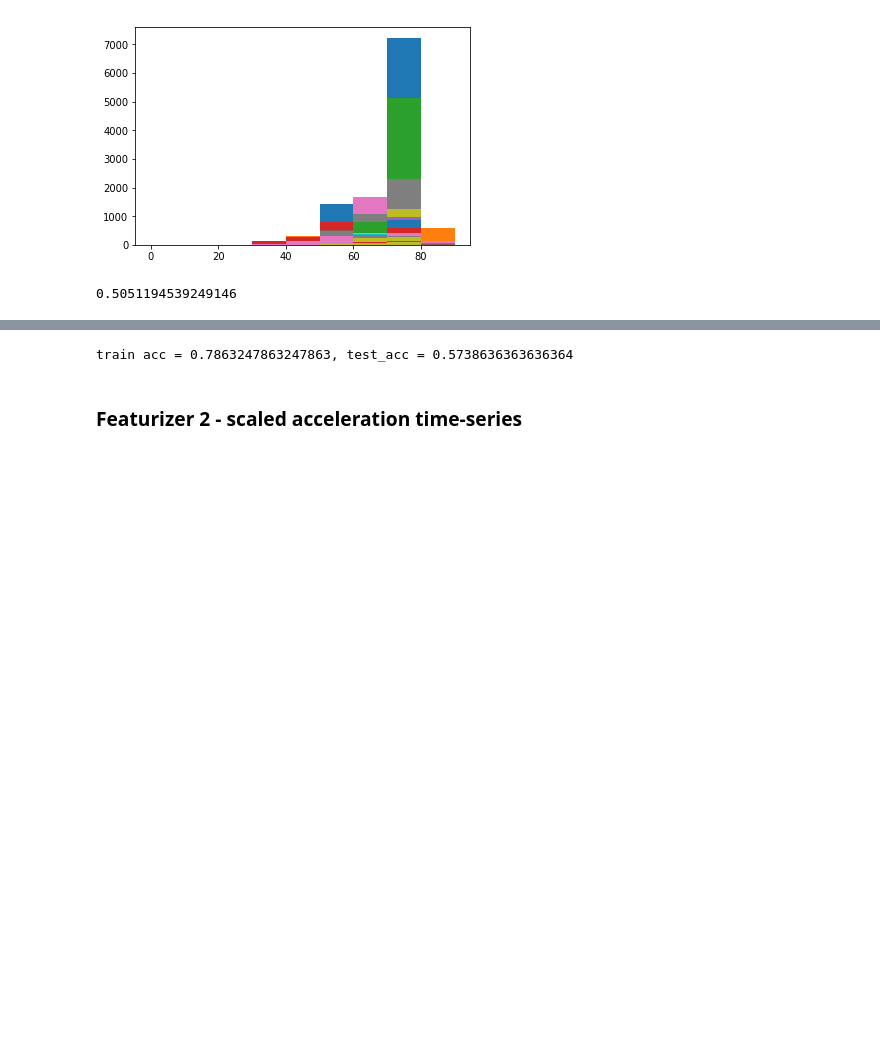
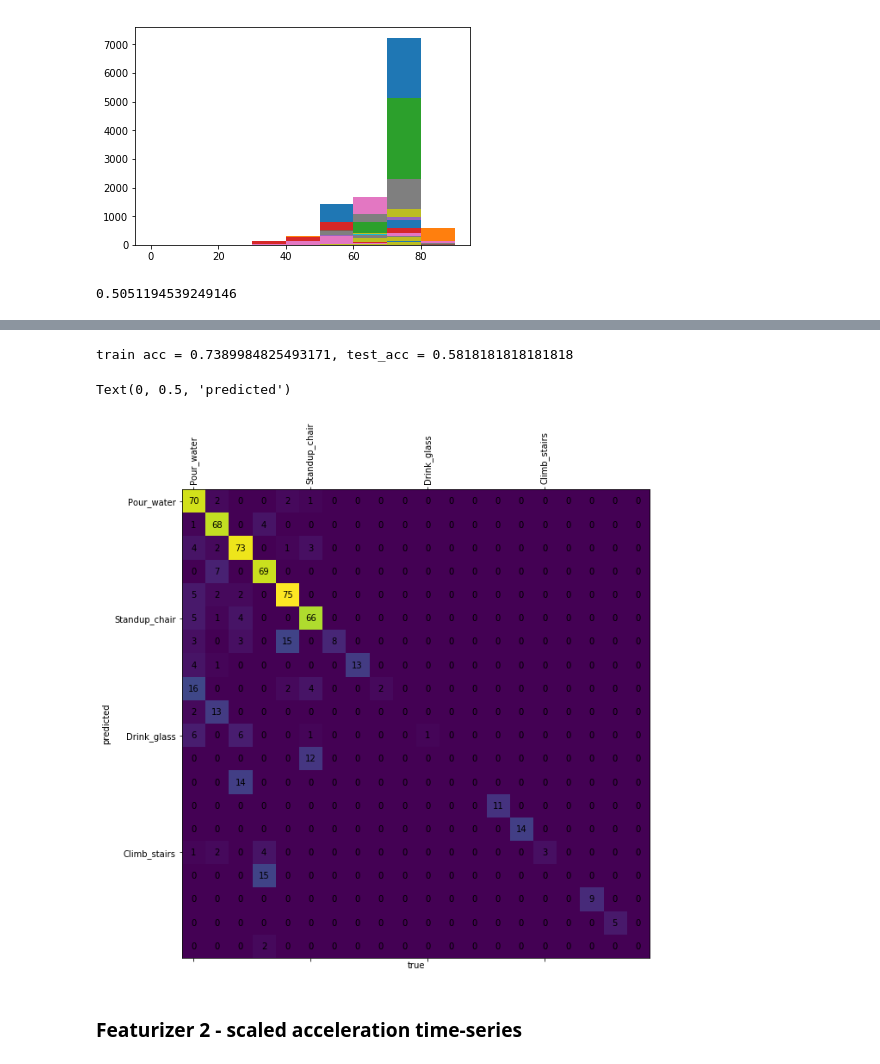
Before and after one commit to TreeinRandomForest/SummitDemo, a Jupyter notebook: Exploratory Analysis of UCI Accelerometer Data.ipynb, the cells around one changed output, grey strips where cells are left out. Cells and saved outputs as stored; diff of their text form; code cells hidden in the pictures; blank space fills up the shorter version.

Commit message:
Add confusion matrix

```diff
--- a/Exploratory Analysis of UCI Accelerometer Data.ipynb
+++ b/Exploratory Analysis of UCI Accelerometer Data.ipynb
@@ -235,0 +235,7 @@ train_df, test_df = train_test_split(df, train_size=0.40)
+# %%
+train_df, test_df = train_test_split(df, train_size=0.75)
+print(f'train size = {train_df.shape}')
+print(f'test size = {test_df.shape}')
+
+print(train_df['label'].value_counts())
+print(test_df['label'].value_counts())
@@ -248,7 +272,28 @@ test_acc = np.sum(test_pred==test_labels) / len(test_pred)
 
 print(f'train acc = {train_acc}, test_acc = {test_acc}')
 # %% [output]
-train acc = 0.7863247863247863, test_acc = 0.5738636363636364
+train acc = 0.7389984825493171, test_acc = 0.5818181818181818
+# %%
+fig = plt.figure(figsize=(10,10))
+ax = plt.subplot()
+
+labels = list(train_df['label'].value_counts().index)
+
+confusion = confusion_matrix(train_labels, train_pred, labels=labels)
+ax.matshow(confusion)
+
+ax.set_xticklabels(labels, rotation=90);
+ax.set_yticklabels(labels);
+
+for i in range(len(labels)):
+    for j in range(len(labels)):
+        ax.text(j, i, confusion[i,j], va='center', ha='center')
+
+plt.xlabel('true')
+plt.ylabel('predicted')
+# %% [output]
+Text(0, 0.5, 'predicted')
+[figure, added]
 # %%
 ?RandomForestClassifier
 # %% [markdown]
```
Also changed, not shown: parts of 4 cells of this notebook.
